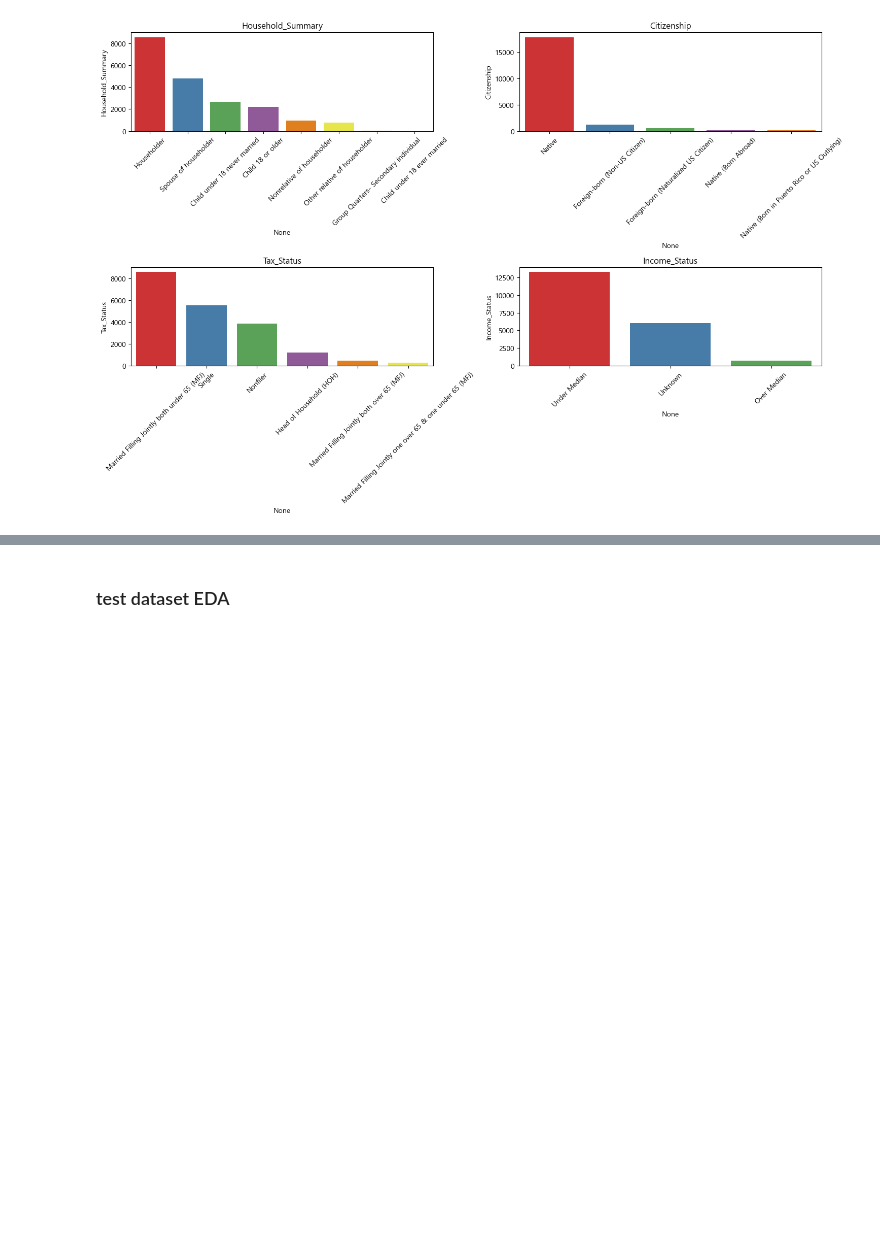
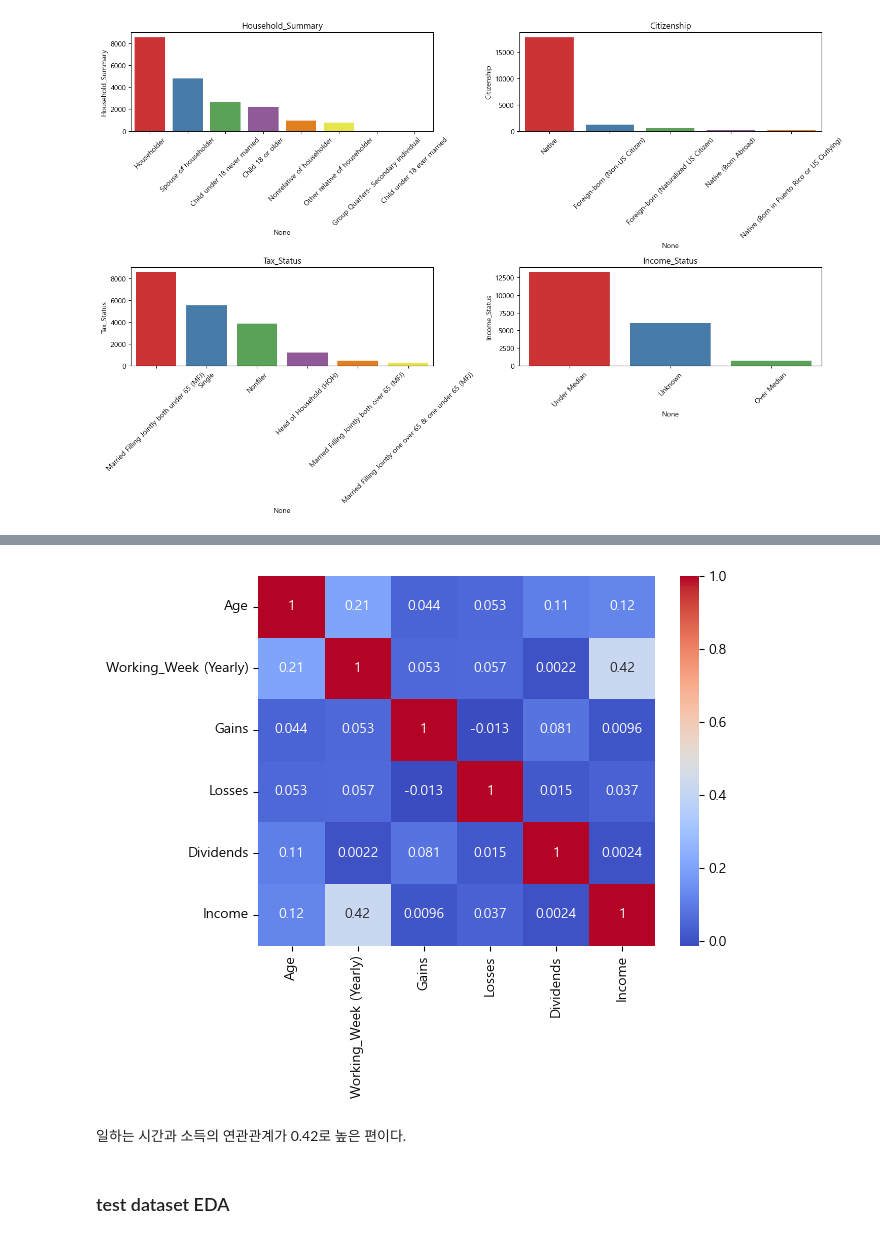
Before and after one commit to iamwhatimeantobe/predict_income, a Jupyter notebook: 1. EDA.ipynb, the cells around one changed output, grey strips where cells are left out. Saved outputs shown, nothing was run; the diff lists cells and outputs as text; code cells hidden in the pictures; blank space fills up the shorter version.

```diff
--- a/1. EDA.ipynb
+++ b/1. EDA.ipynb
@@ -3,8 +3,9 @@
 # %%
 import pandas as pd
 
-train = pd.read_csv("./train.csv")
-test = pd.read_csv("./test.csv")
+train = pd.read_csv("data/train.csv")
+test = pd.read_csv("data/test.csv")
+pd.set_option('display.max_columns', None)
 
 train.shape, test.shape
 # %% [output]
@@ -263,3 +413,11 @@ train
+# %%
+## 상관관계 확인
+sns.heatmap(train.corr(), annot=True, cmap='coolwarm')
+plt.show()
+# %% [output]
+[figure, added]
+# %% [markdown]
+일하는 시간과 소득의 연관관계가 0.42로 높은 편이다.
 # %% [markdown]
 ### test dataset EDA
 # %%
```
Also changed, not shown: parts of 63 cells of this notebook, 4 other files.
